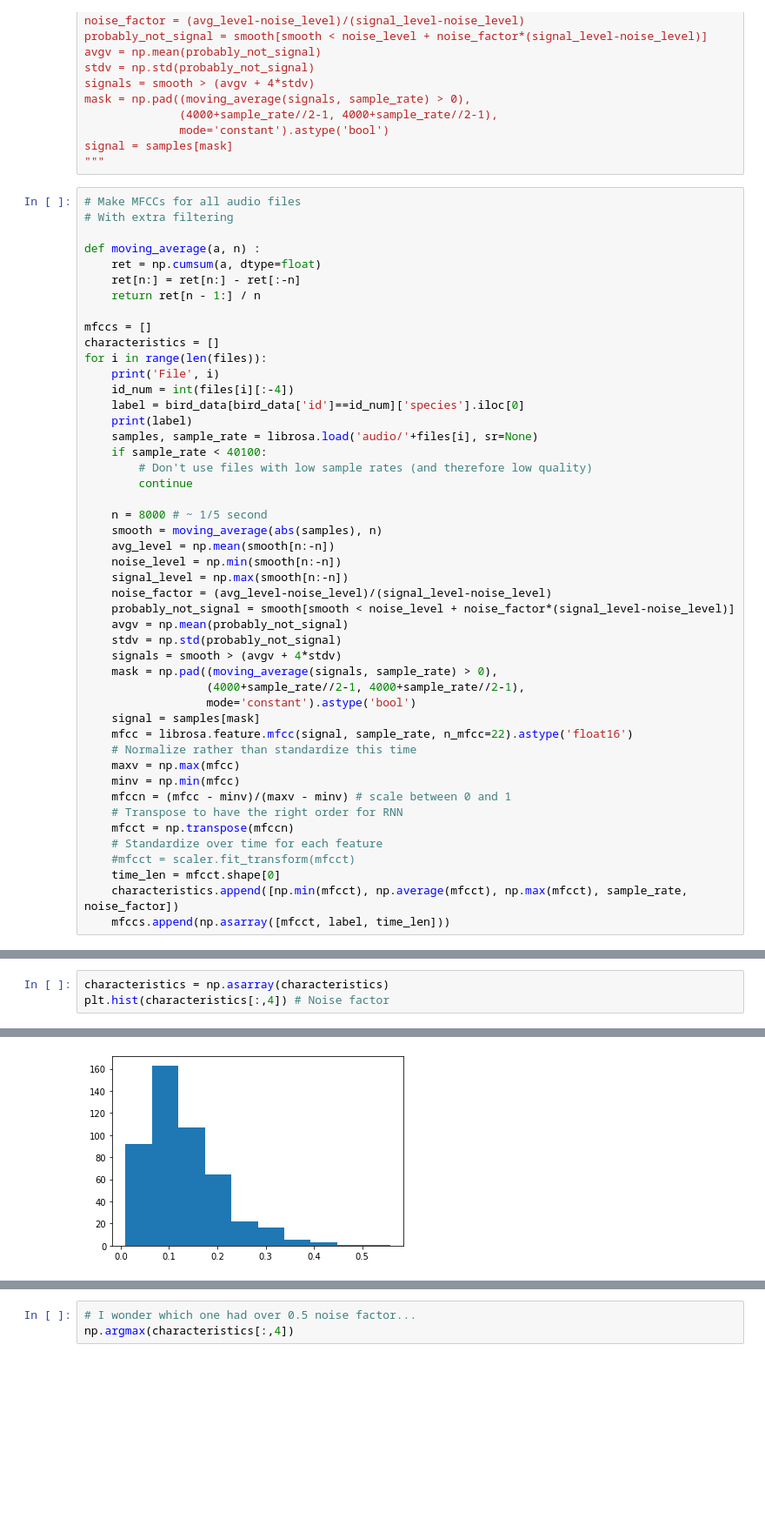
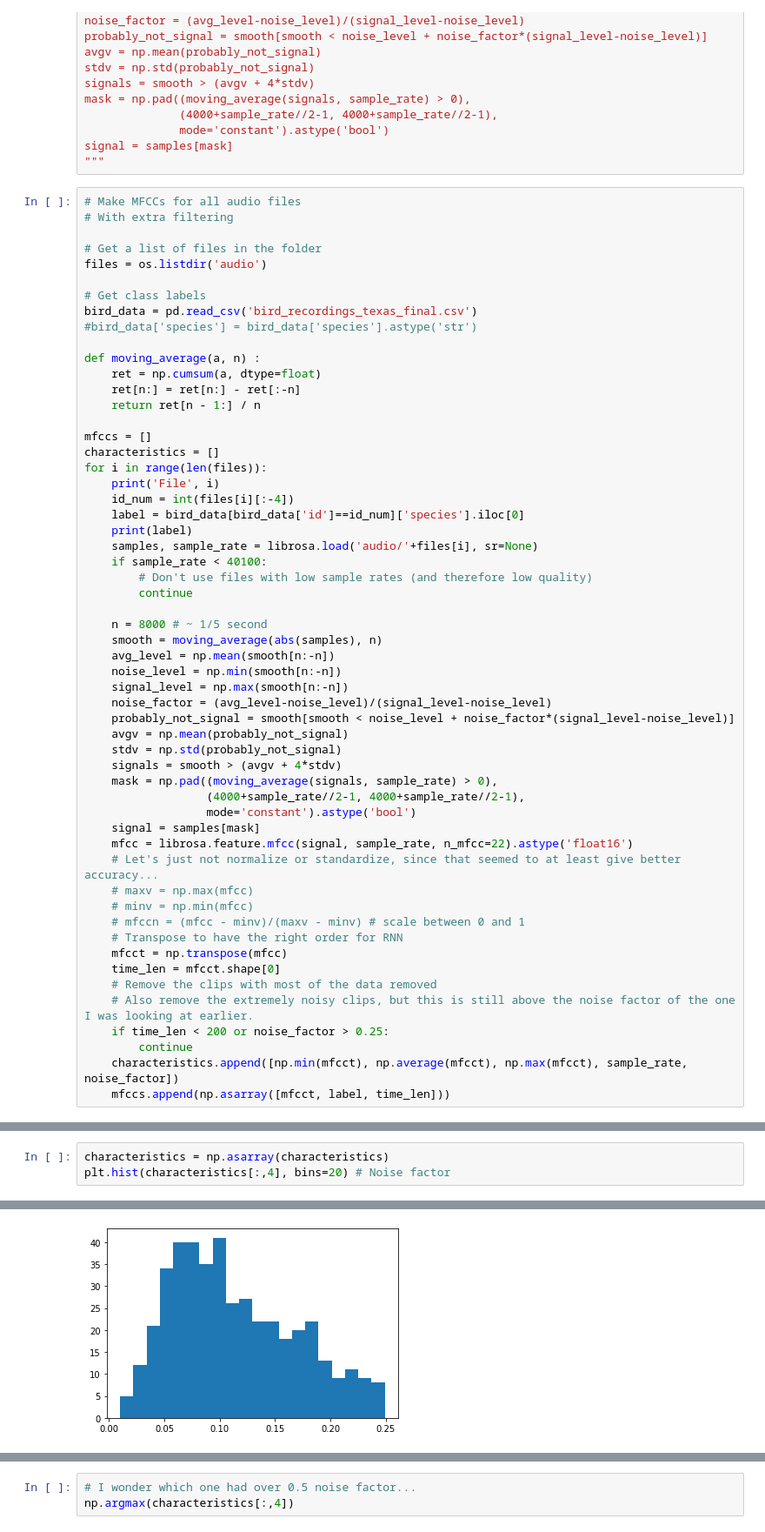
Before and after one commit to SeanScripts/us-bird-songs, a Jupyter notebook: process_audio.ipynb, the cells around one changed output, grey strips where cells are left out. Shown: that part at 87% size. Saved outputs shown, nothing was run; the diff lists cells and outputs as text; blank space fills up the shorter version.

```diff
--- a/process_audio.ipynb
+++ b/process_audio.ipynb
@@ -558,6 +558,13 @@ signal = samples[mask]
 # %%
 # Make MFCCs for all audio files
 # With extra filtering
+
+# Get a list of files in the folder
+files = os.listdir('audio')
+
+# Get class labels
+bird_data = pd.read_csv('bird_recordings_texas_final.csv')
+#bird_data['species'] = bird_data['species'].astype('str')
 
 def moving_average(a, n) :
     ret = np.cumsum(a, dtype=float)
@@ -591,15 +598,17 @@ for i in range(len(files)):
                   mode='constant').astype('bool')
     signal = samples[mask]
     mfcc = librosa.feature.mfcc(signal, sample_rate, n_mfcc=22).astype('float16')
-    # Normalize rather than standardize this time
-    maxv = np.max(mfcc)
-    minv = np.min(mfcc)
-    mfccn = (mfcc - minv)/(maxv - minv) # scale between 0 and 1
+    # Let's just not normalize or standardize, since that seemed to at least give better accuracy...
+    # maxv = np.max(mfcc)
+    # minv = np.min(mfcc)
+    # mfccn = (mfcc - minv)/(maxv - minv) # scale between 0 and 1
     # Transpose to have the right order for RNN
-    mfcct = np.transpose(mfccn)
-    # Standardize over time for each feature
-    #mfcct = scaler.fit_transform(mfcct)
+    mfcct = np.transpose(mfcc)
     time_len = mfcct.shape[0]
+    # Remove the clips with most of the data removed
+    # Also remove the extremely noisy clips, but this is still above the noise factor of the one I was looking at earlier.
+    if time_len < 200 or noise_factor > 0.25:
+        continue
     characteristics.append([np.min(mfcct), np.average(mfcct), np.max(mfcct), sample_rate, noise_factor])
     mfccs.append(np.asarray([mfcct, label, time_len]))
 # %% [output]
@@ -623,4 +634,4 @@ Vireo griseus
 # %%
 characteristics = np.asarray(characteristics)
-plt.hist(characteristics[:,4]) # Noise factor
+plt.hist(characteristics[:,4], bins=20) # Noise factor
 # %% [output]
@@ -632,2 +646,2 @@ plt.hist(characteristics[:,4]) # Noise factor
-[figure, old version]
+[figure, new version]
 # %%
```
Also changed, not shown: parts of 5 cells of this notebook, 3 other files.
